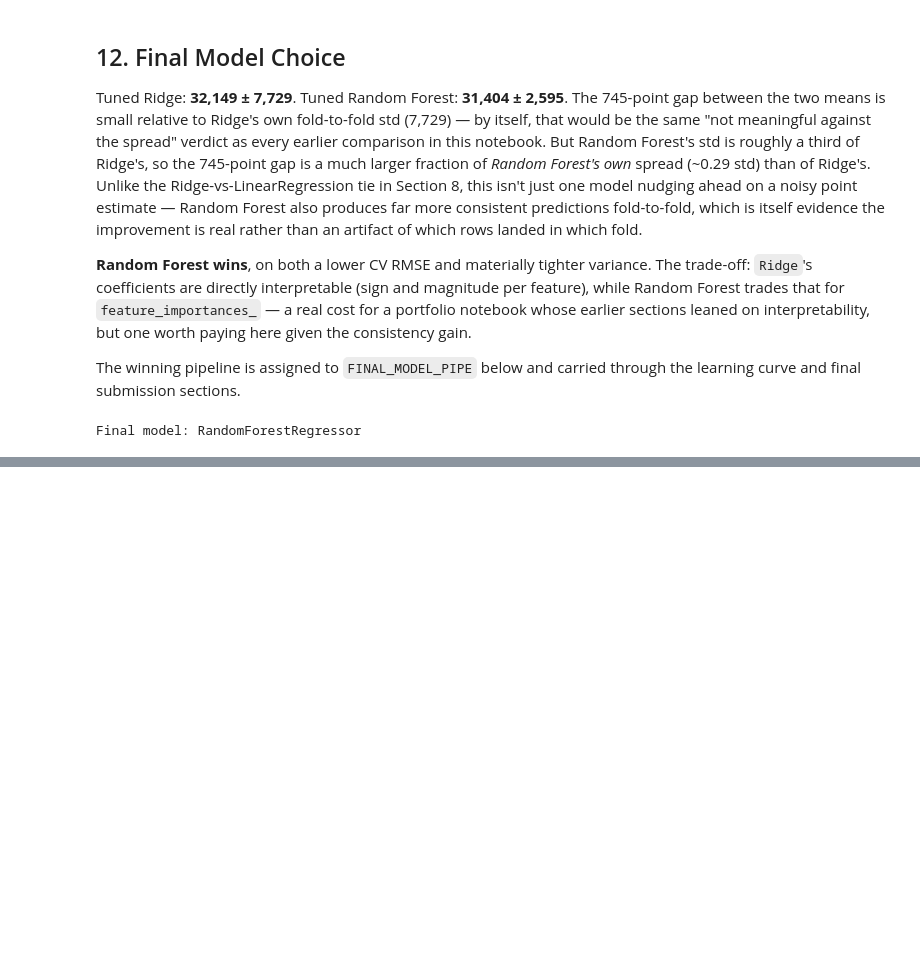
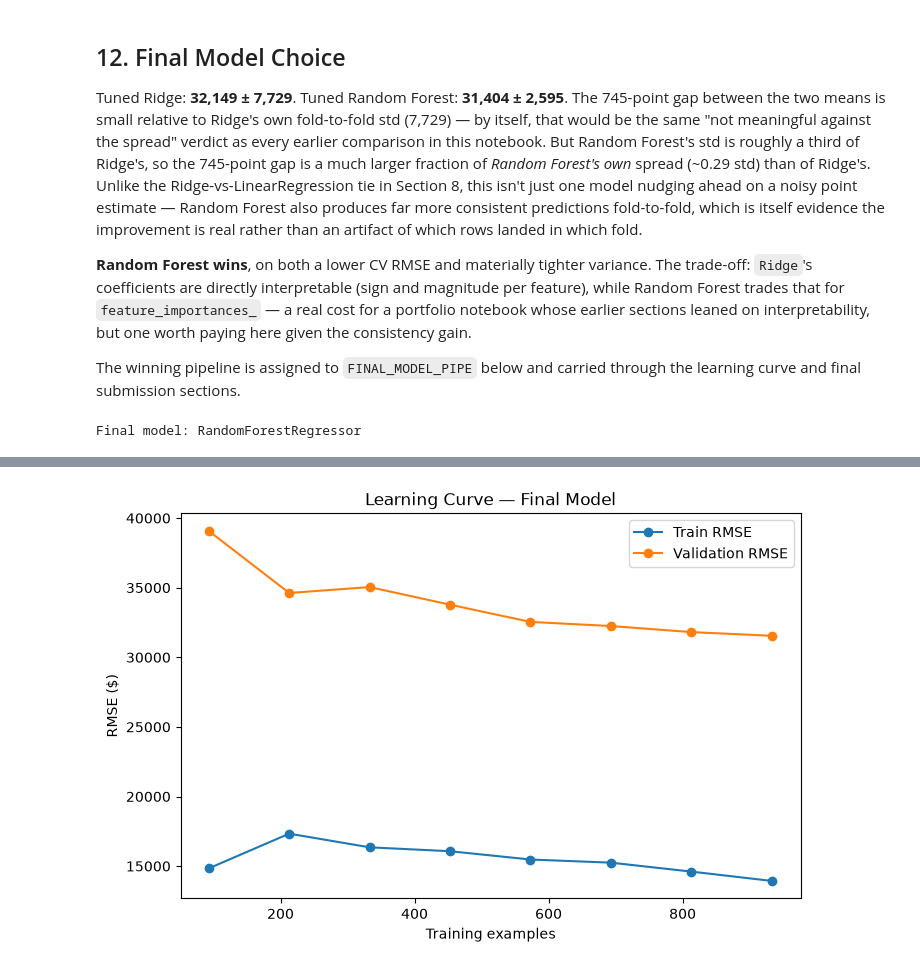
Before and after one commit to ashandx/ames-housing-pipeline, a Jupyter notebook: notebooks/ames_housing_pipeline.ipynb, the cells around one changed output, grey strips where cells are left out. Cells and saved outputs as stored; diff of their text form; code cells hidden in the pictures; blank space fills up the shorter version.

Commit message:
feat: add learning curve diagnosis for final model

```diff
--- a/notebooks/ames_housing_pipeline.ipynb
+++ b/notebooks/ames_housing_pipeline.ipynb
@@ -773,0 +780,23 @@ Final model: RandomForestRegressor
+# %%
+from sklearn.model_selection import learning_curve
+
+TRAIN_SIZES = np.linspace(0.1, 1.0, 8)
+
+train_sizes_abs, train_scores_lc, val_scores_lc = learning_curve(
+    FINAL_MODEL_PIPE, X2_train, y_train2,
+    train_sizes=TRAIN_SIZES,
+    cv=kfold,
+    scoring='neg_root_mean_squared_error',
+    n_jobs=-1,
+)
+
+fig, ax = plt.subplots(figsize=(8, 5))
+ax.plot(train_sizes_abs, -train_scores_lc.mean(axis=1), marker='o', label='Train RMSE')
+ax.plot(train_sizes_abs, -val_scores_lc.mean(axis=1), marker='o', label='Validation RMSE')
+ax.set_xlabel('Training examples')
+ax.set_ylabel('RMSE ($)')
+ax.set_title('Learning Curve — Final Model')
+ax.legend()
+plt.show()
+# %% [output]
+[figure, added]
```
Also changed, not shown: parts of 2 cells of this notebook.
